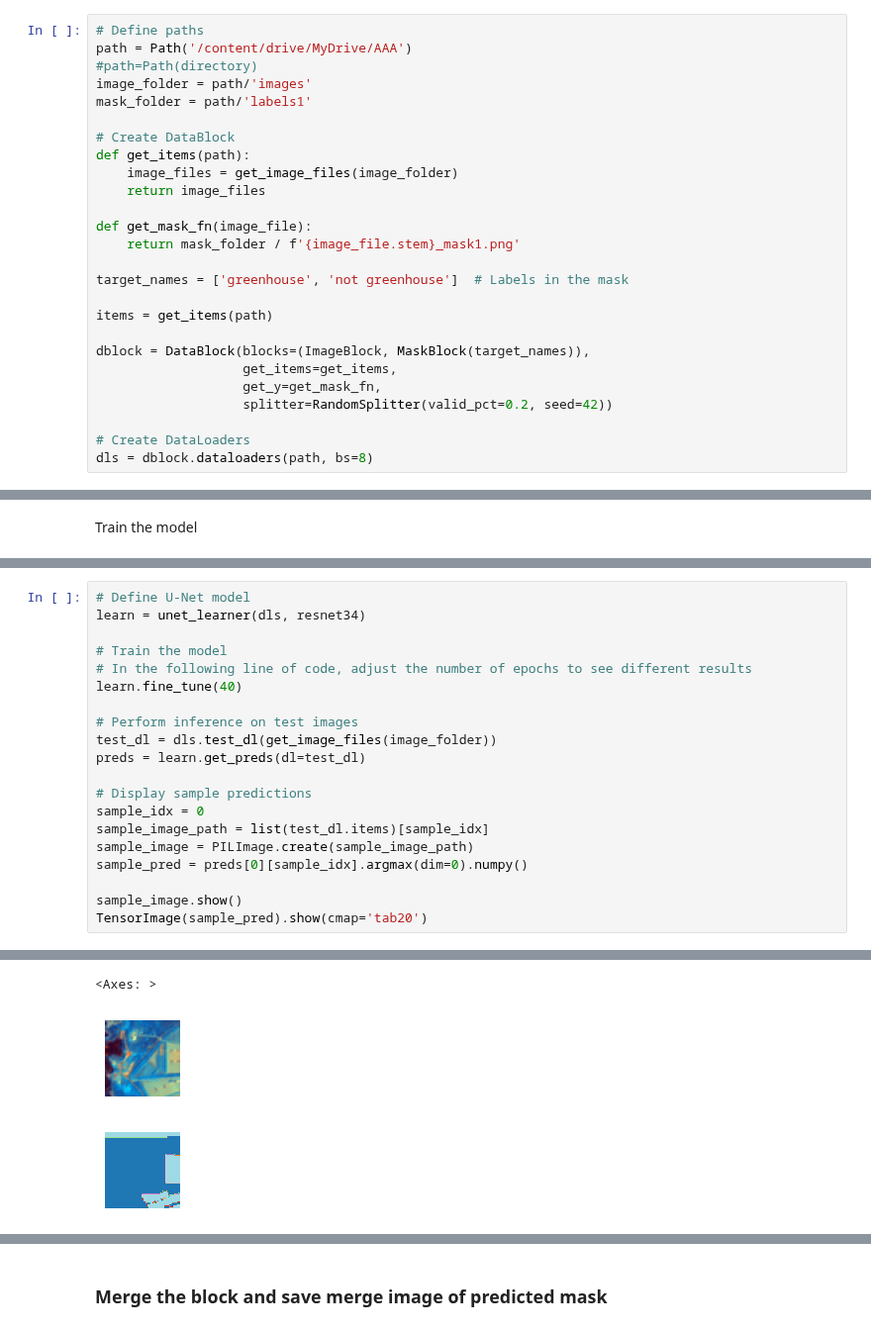
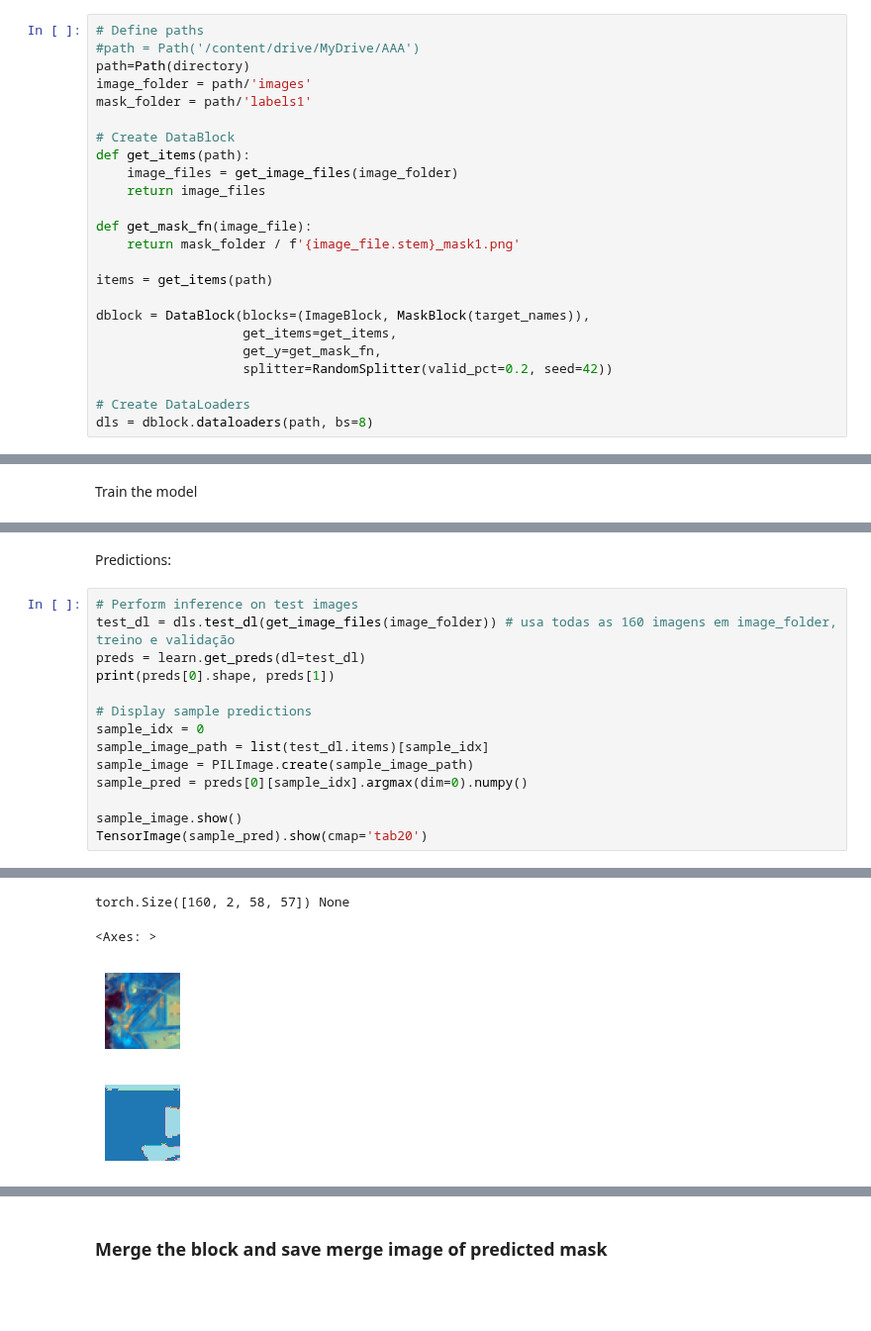
Before and after one commit to inesbsilveira/2nd-semester-2023, a Jupyter notebook: IS_MC_code_img_segmentation_workinprogress.ipynb, the cells around one changed output, grey strips where cells are left out. Shown at 99% size. Cells and saved outputs as stored; diff of their text form; blank space fills up the shorter version.

```diff
--- a/IS_MC_code_img_segmentation_workinprogress.ipynb
+++ b/IS_MC_code_img_segmentation_workinprogress.ipynb
@@ -163,8 +165,8 @@ with rasterio.open(os.path.join(directory,'3bands_clipped_tif.tif')) as src:
 Uses images and labels created in the previous code, as well as a list of labels in the mask (greenhouse, not greenhouse)
 # %%
 # Define paths
-path = Path('/content/drive/MyDrive/AAA')
-#path=Path(directory)
+#path = Path('/content/drive/MyDrive/AAA')
+path=Path(directory)
 image_folder = path/'images'
 mask_folder = path/'labels1'
 
@@ -176,8 +178,6 @@ def get_items(path):
 def get_mask_fn(image_file):
     return mask_folder / f'{image_file.stem}_mask1.png'
 
-target_names = ['greenhouse', 'not greenhouse']  # Labels in the mask
-
 items = get_items(path)
 
 dblock = DataBlock(blocks=(ImageBlock, MaskBlock(target_names)),
@@ -218,14 +243,10 @@ Train the model
+# %% [markdown]
+Predictions:
 # %%
-# Define U-Net model
-learn = unet_learner(dls, resnet34)
-
-# Train the model
-# In the following line of code, adjust the number of epochs to see different results
-learn.fine_tune(40)
-
 # Perform inference on test images
-test_dl = dls.test_dl(get_image_files(image_folder))
+test_dl = dls.test_dl(get_image_files(image_folder)) # usa todas as 160 imagens em image_folder, treino e validação
 preds = learn.get_preds(dl=test_dl)
+print(preds[0].shape, preds[1])
 
 # Display sample predictions
 sample_idx = 0
@@ -258,6 +260,7 @@ TensorImage(sample_pred).show(cmap='tab20')
 [interactive output not drawn]
-<Axes: >
+torch.Size([160, 2, 58, 57]) None
+<Axes: >
 [figure]
-[figure, old version]
+[figure, new version]
 # %%
 # Perform inference on test images
```
Also changed, not shown: parts of 20 cells of this notebook.
